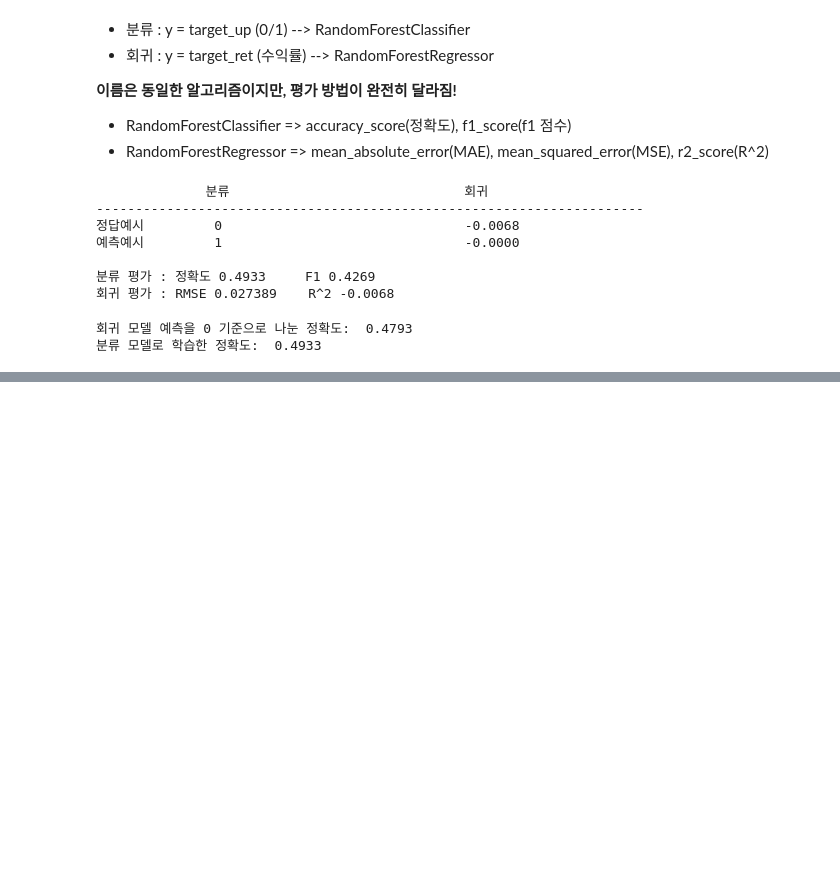
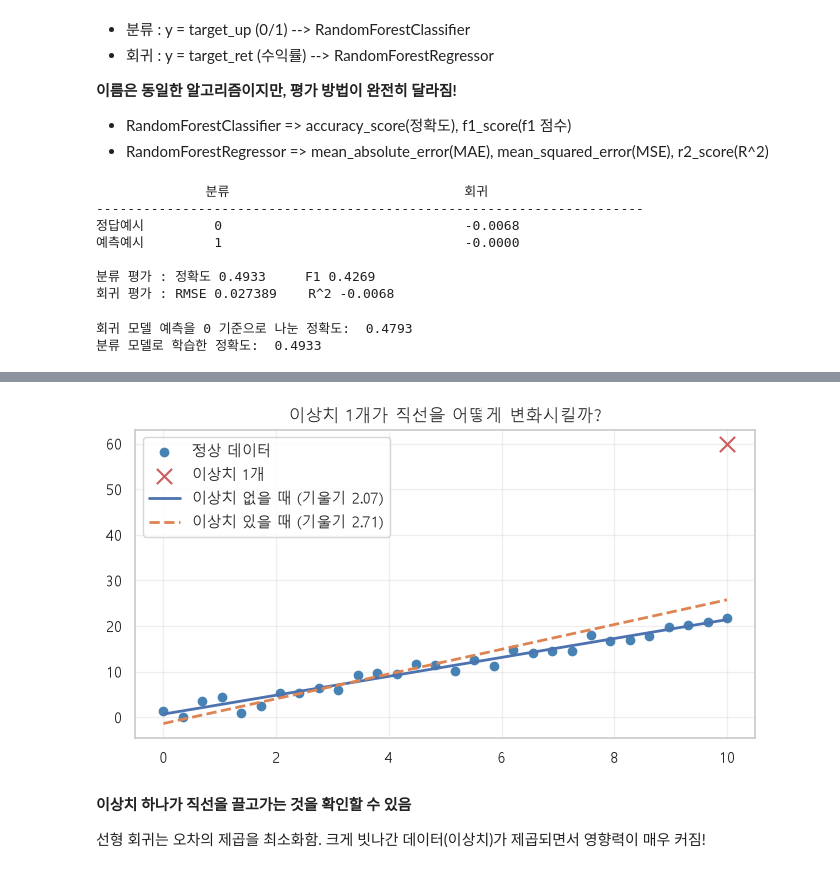
Before and after one commit to Cinderelllllla/demo-repository, a Jupyter notebook: 12_ml/04_regression.ipynb, the cells around one changed output, grey strips where cells are left out. Cells and saved outputs as stored; diff of their text form; code cells hidden in the pictures; blank space fills up the shorter version.

```diff
--- a/12_ml/04_regression.ipynb
+++ b/12_ml/04_regression.ipynb
@@ -107,0 +175,41 @@ print(f"분류 모델로 학습한 정확도: "
+# %%
+# 이상치 하나 넣어서 직선의 변화를 확인해보기
+
+rng = np.random.default_rng(SEED)     # 난수 생성기
+
+x_demo = np.linspace(0, 10, 30)  # 0 ~ 10 구간을 균등하게 나눈 30개의 숫자
+# y = 2x + 1 에 노이즈 추가 (평균 0, 표준편차 1.5인 오차 30개)
+y_demo = 2 * x_demo + 1 + rng.normal(0, 1.5, 30)
+
+# 이상치 1개 추가 : x=10 인데 y=60 (원래대로라면 21 근처 값이어야 함)
+x_bad = np.append(x_demo, 10)
+y_bad = np.append(y_demo, 60)
+
+
+fig, ax = plt.subplots(figsize=(8,4))
+
+ax.scatter(x_demo, y_demo, label="정상 데이터", color="steelblue")
+ax.scatter([10], [60], s=120, label="이상치 1개", color="indianred", marker="x", zorder=5)
+
+datas = [
+    (x_demo, y_demo, "-", "이상치 없을 때"),
+    (x_bad, y_bad, "--", "이상치 있을 때")
+]
+
+for xs, ys, d, name in datas:
+    m = LinearRegression().fit(xs.reshape(-1, 1), ys)
+
+    xx = np.linspace(0, 10, 10)
+    ax.plot(xx, m.predict(xx.reshape(-1, 1)), d, lw=2, label=f"{name} (기울기 {m.coef_[0]:.2f})")
+
+ax.legend()
+ax.grid(alpha=0.3)
+ax.set_title("이상치 1개가 직선을 어떻게 변화시킬까?")
+
+plt.show()
+# %% [output]
+[figure, added]
+# %% [markdown]
+**이상치 하나가 직선을 끌고가는 것을 확인할 수 있음**
+
+선형 회귀는 오차의 제곱을 최소화함. 크게 빗나간 데이터(이상치)가 제곱되면서 영향력이 매우 커짐!
```
Also changed, not shown: parts of 4 cells of this notebook.
